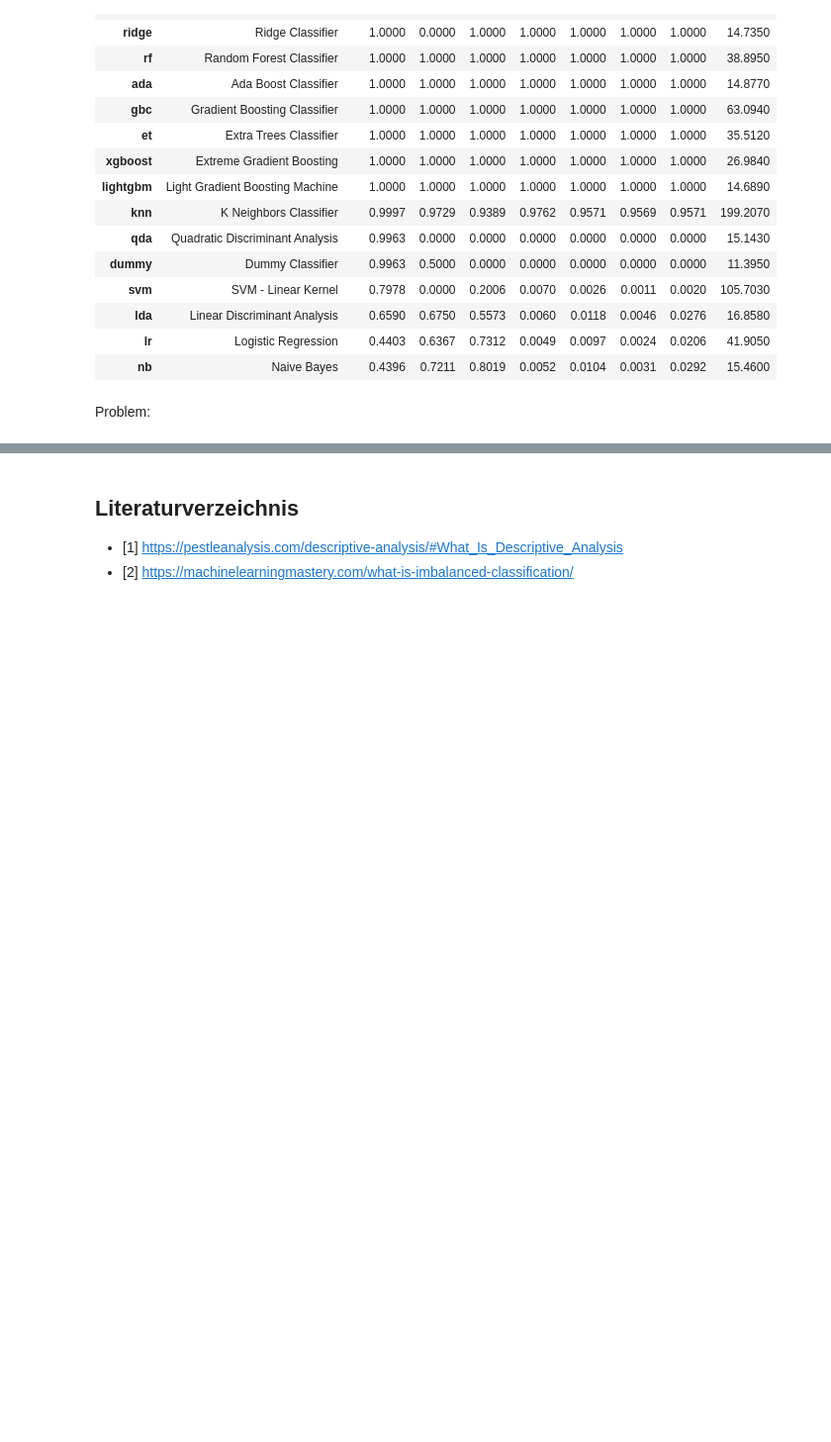
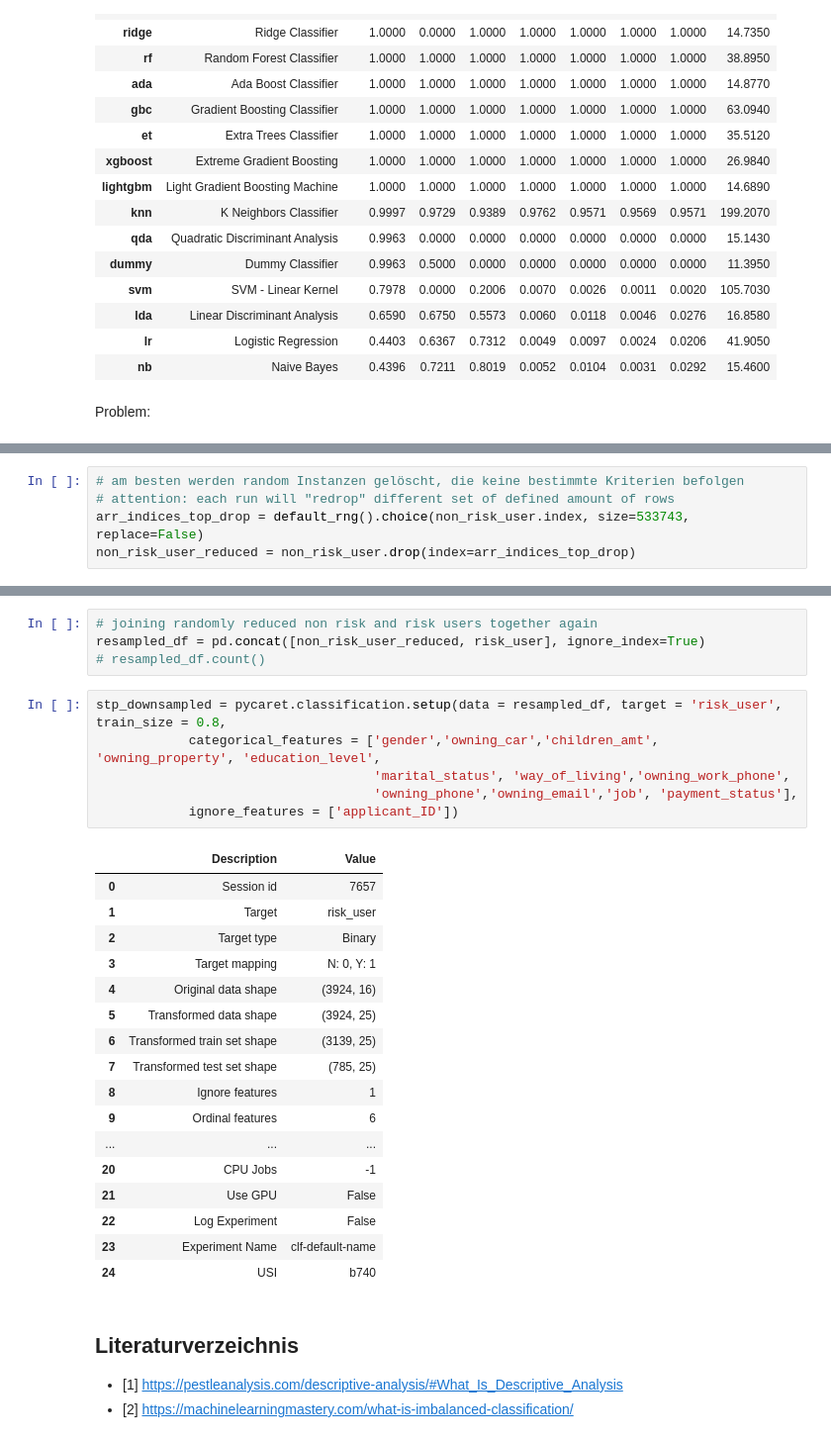
Before and after one commit to yassdenn/cca, a Jupyter notebook: MAIN.ipynb, the cells around one changed output, grey strips where cells are left out. Shown: that part at 99% size. Saved outputs shown, nothing was run; the diff lists cells and outputs as text; blank space fills up the shorter version.

```diff
--- a/MAIN.ipynb
+++ b/MAIN.ipynb
@@ -268,0 +280,5 @@ DecisionTreeClassifier(ccp_alpha=0.0, class_weight=None, criterion='gini',
+# %%
+# am besten werden random Instanzen gelöscht, die keine bestimmte Kriterien befolgen
+# attention: each run will "redrop" different set of defined amount of rows
+arr_indices_top_drop = default_rng().choice(non_risk_user.index, size=533743, replace=False)
+non_risk_user_reduced = non_risk_user.drop(index=arr_indices_top_drop)
@@ -269,3 +293,31 @@ DecisionTreeClassifier(ccp_alpha=0.0, class_weight=None, criterion='gini',
+# %%
+# joining randomly reduced non risk and risk users together again
+resampled_df = pd.concat([non_risk_user_reduced, risk_user], ignore_index=True)
+# resampled_df.count()
+# %%
+stp_downsampled = pycaret.classification.setup(data = resampled_df, target = 'risk_user', train_size = 0.8,
+            categorical_features = ['gender','owning_car','children_amt', 'owning_property', 'education_level',
+                                    'marital_status', 'way_of_living','owning_work_phone',
+                                    'owning_phone','owning_email','job', 'payment_status'],
+            ignore_features = ['applicant_ID'])
+# %% [output]
+|  | Description | Value |
+| 0 | Session id | 7657 |
+| 1 | Target | risk_user |
+| 2 | Target type | Binary |
+| 3 | Target mapping | N: 0, Y: 1 |
+| 4 | Original data shape | (3924, 16) |
+| 5 | Transformed data shape | (3924, 25) |
+| 6 | Transformed train set shape | (3139, 25) |
+| 7 | Transformed test set shape | (785, 25) |
+| 8 | Ignore features | 1 |
+| 9 | Ordinal features | 6 |
+| ... | ... | ... |
+| 20 | CPU Jobs | -1 |
+| 21 | Use GPU | False |
+| 22 | Log Experiment | False |
+| 23 | Experiment Name | clf-default-name |
+| 24 | USI | b740 |
 # %% [markdown]
 ## Literaturverzeichnis
 
```
Also changed, not shown: parts of 18 cells of this notebook, 1 other file.
